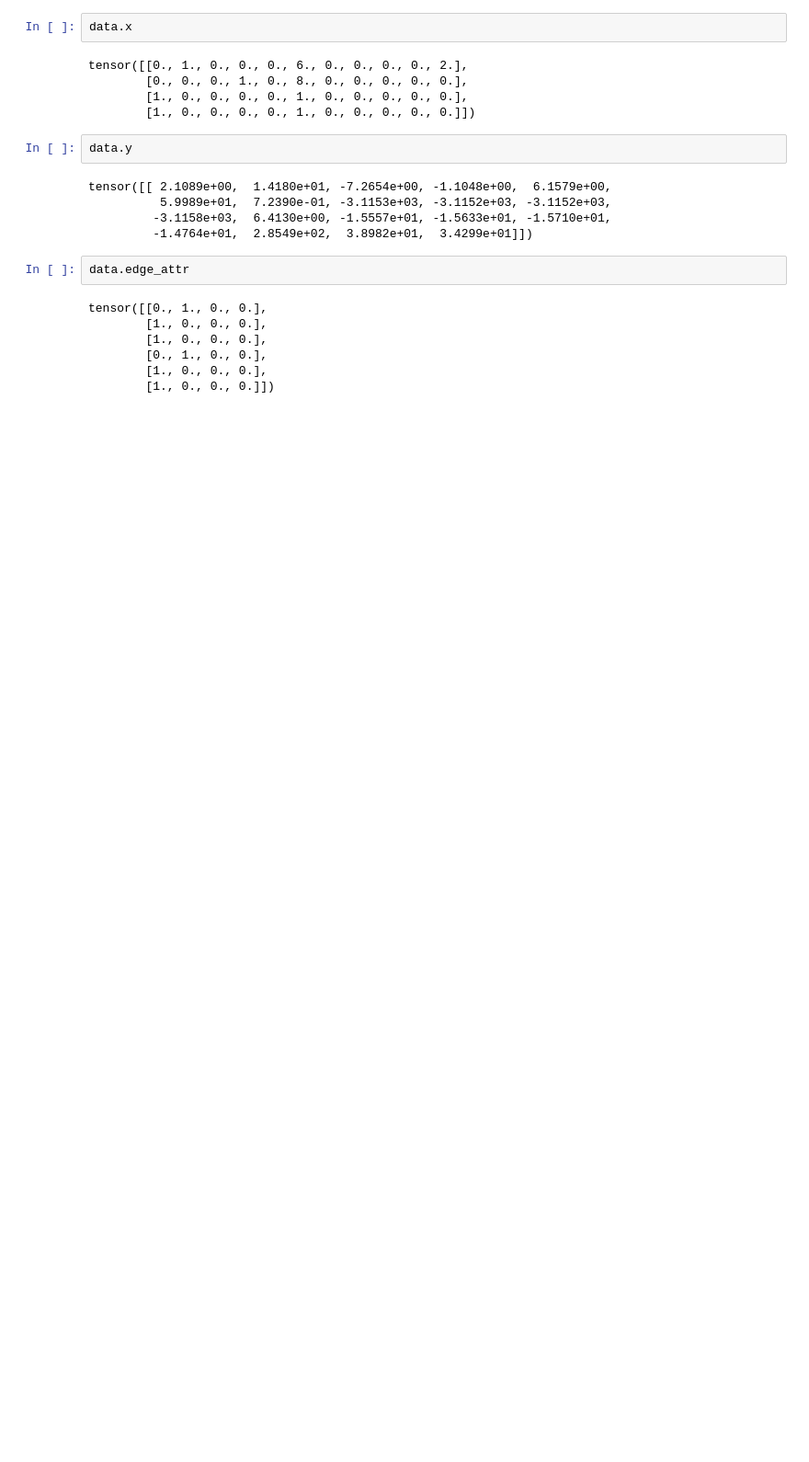
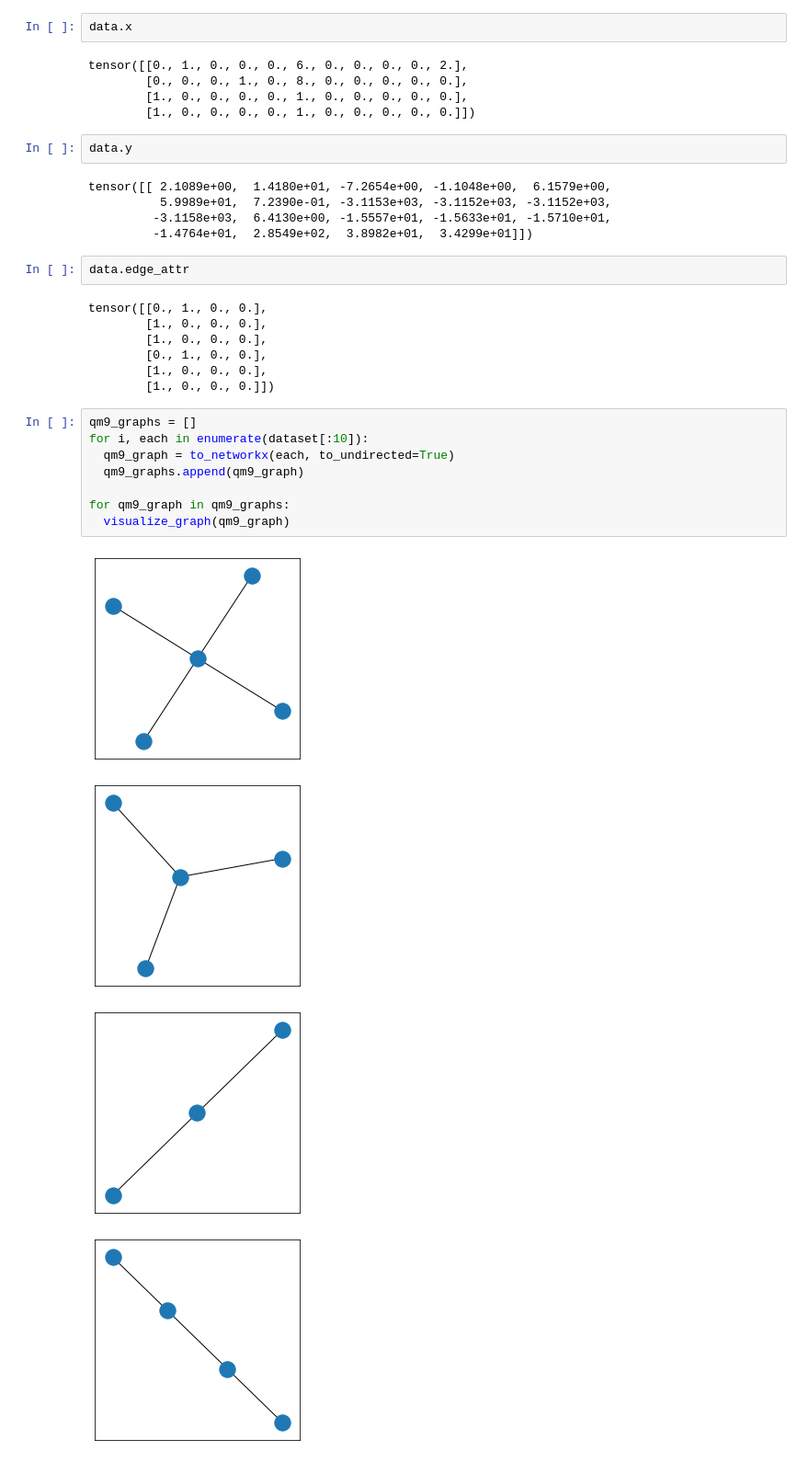
Before and after one commit to vbncml/gnn_explore_era, a Jupyter notebook: Qm9_viz.ipynb, the cells around one changed output. Shown at 92% size. Drawn from its saved outputs; the diff is of its cells as text; blank space fills up the shorter version.

```diff
--- a/Qm9_viz.ipynb
+++ b/Qm9_viz.ipynb
@@ -105,3 +99,16 @@ tensor([[0., 1., 0., 0.],
         [0., 1., 0., 0.],
         [1., 0., 0., 0.],
         [1., 0., 0., 0.]])
+# %%
+qm9_graphs = []
+for i, each in enumerate(dataset[:10]):
+  qm9_graph = to_networkx(each, to_undirected=True)
+  qm9_graphs.append(qm9_graph)
+
+for qm9_graph in qm9_graphs:
+  visualize_graph(qm9_graph)
+# %% [output]
+[figure, added]
+[figure, added]
+[figure, added]
+[figure, added]
```
Also changed, not shown: parts of 3 cells of this notebook.
